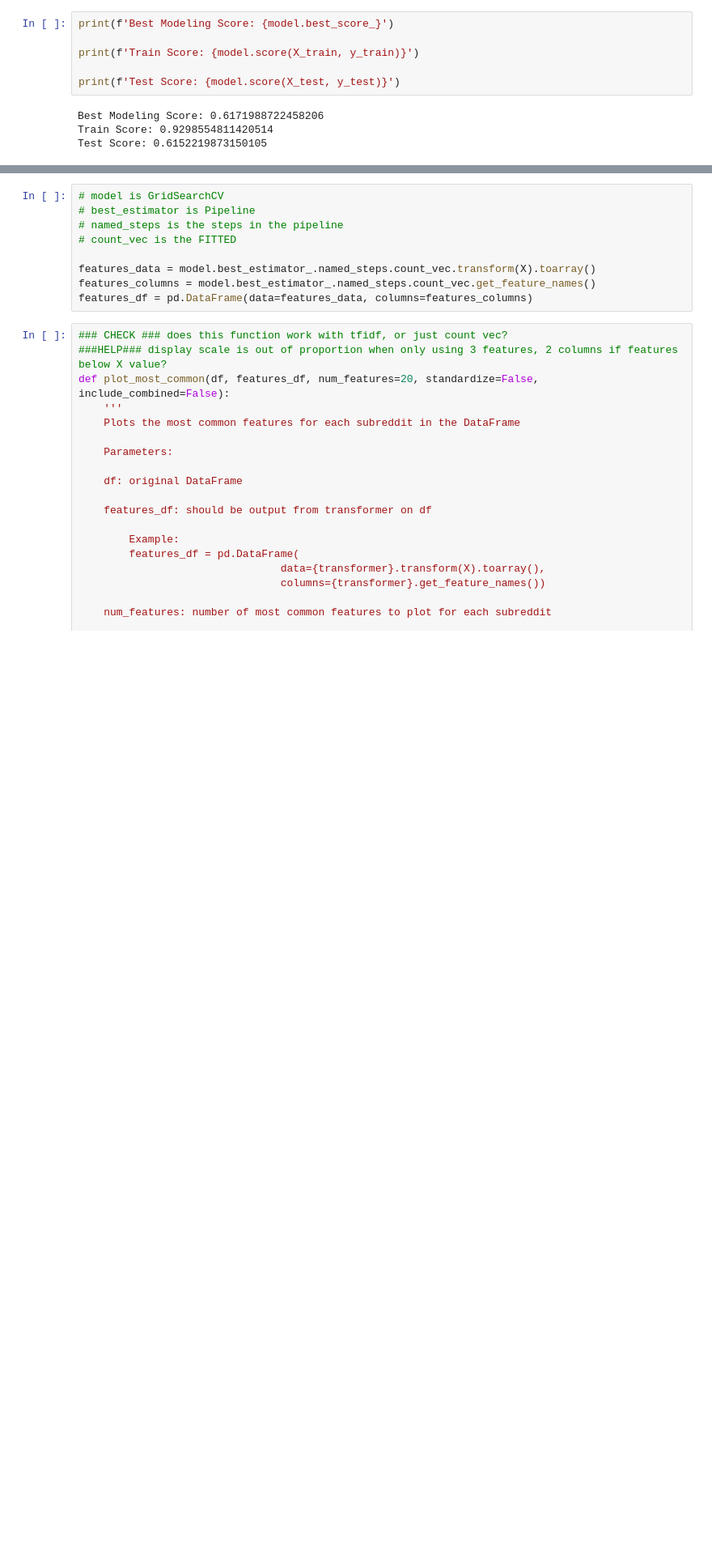
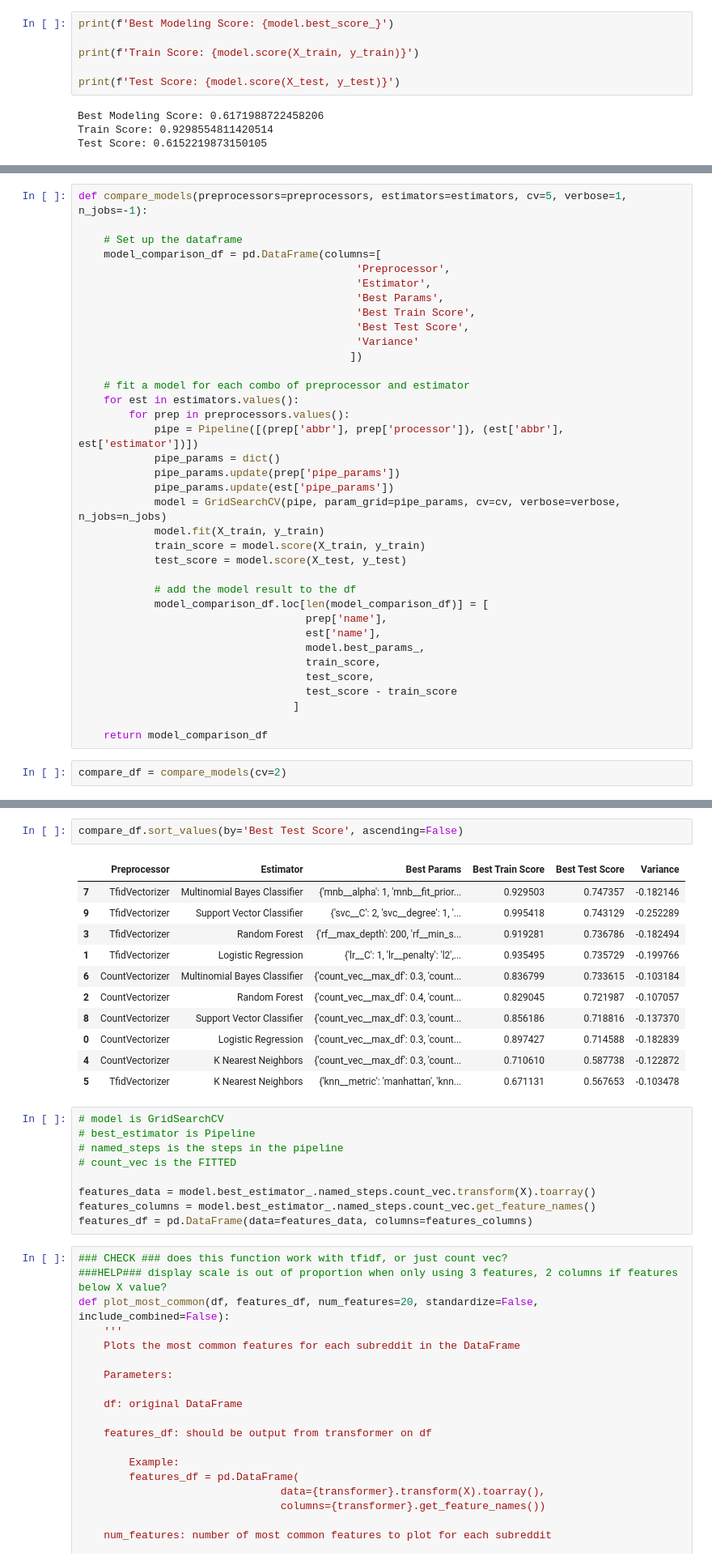
Before and after one commit to datapointchris/reddit-nlp, a Jupyter notebook: code/ds_workflow.ipynb, the cells around one changed output, grey strips where cells are left out. Shown at 81% size. Drawn from its saved outputs; the diff is of its cells as text; blank space fills up the shorter version.

Commit message:
Working version of compare_models function

```diff
--- a/code/ds_workflow.ipynb
+++ b/code/ds_workflow.ipynb
@@ -154,0 +157,38 @@ Test Score: 0.6152219873150105
+# %%
+def compare_models(preprocessors=preprocessors, estimators=estimators, cv=5, verbose=1, n_jobs=-1):
+
+    # Set up the dataframe
+    model_comparison_df = pd.DataFrame(columns=[
+                                            'Preprocessor',
+                                            'Estimator',
+                                            'Best Params',
+                                            'Best Train Score',
+                                            'Best Test Score',
+                                            'Variance'
+                                           ])
+
+    # fit a model for each combo of preprocessor and estimator
+    for est in estimators.values():
+        for prep in preprocessors.values():
+            pipe = Pipeline([(prep['abbr'], prep['processor']), (est['abbr'], est['estimator'])])
+            pipe_params = dict()
+            pipe_params.update(prep['pipe_params'])
+            pipe_params.update(est['pipe_params'])
+            model = GridSearchCV(pipe, param_grid=pipe_params, cv=cv, verbose=verbose, n_jobs=n_jobs)
+            model.fit(X_train, y_train)
+            train_score = model.score(X_train, y_train)
+            test_score = model.score(X_test, y_test)
+
+            # add the model result to the df
+            model_comparison_df.loc[len(model_comparison_df)] = [
+                                    prep['name'],
+                                    est['name'],
+                                    model.best_params_,
+                                    train_score,
+                                    test_score,
+                                    test_score - train_score
+                                  ]
+
+    return model_comparison_df
+# %%
+compare_df = compare_models(cv=2)
@@ -155,3 +223,17 @@ Test Score: 0.6152219873150105
+# %%
+compare_df.sort_values(by='Best Test Score', ascending=False)
+# %% [output]
+|  | Preprocessor | Estimator | Best Params | Best Train Score | Best Test Score | Variance |
+| 7 | TfidVectorizer | Multinomial Bayes Classifier | {'mnb__alpha': 1, 'mnb__fit_prior... | 0.929503 | 0.747357 | -0.182146 |
+| 9 | TfidVectorizer | Support Vector Classifier | {'svc__C': 2, 'svc__degree': 1, '... | 0.995418 | 0.743129 | -0.252289 |
+| 3 | TfidVectorizer | Random Forest | {'rf__max_depth': 200, 'rf__min_s... | 0.919281 | 0.736786 | -0.182494 |
+| 1 | TfidVectorizer | Logistic Regression | {'lr__C': 1, 'lr__penalty': 'l2',... | 0.935495 | 0.735729 | -0.199766 |
+| 6 | CountVectorizer | Multinomial Bayes Classifier | {'count_vec__max_df': 0.3, 'count... | 0.836799 | 0.733615 | -0.103184 |
+| 2 | CountVectorizer | Random Forest | {'count_vec__max_df': 0.4, 'count... | 0.829045 | 0.721987 | -0.107057 |
+| 8 | CountVectorizer | Support Vector Classifier | {'count_vec__max_df': 0.3, 'count... | 0.856186 | 0.718816 | -0.137370 |
+| 0 | CountVectorizer | Logistic Regression | {'count_vec__max_df': 0.3, 'count... | 0.897427 | 0.714588 | -0.182839 |
+| 4 | CountVectorizer | K Nearest Neighbors | {'count_vec__max_df': 0.3, 'count... | 0.710610 | 0.587738 | -0.122872 |
+| 5 | TfidVectorizer | K Nearest Neighbors | {'knn__metric': 'manhattan', 'knn... | 0.671131 | 0.567653 | -0.103478 |
 # %%
 # model is GridSearchCV
 # best_estimator is Pipeline
```
Also changed, not shown: parts of 4 cells of this notebook.
